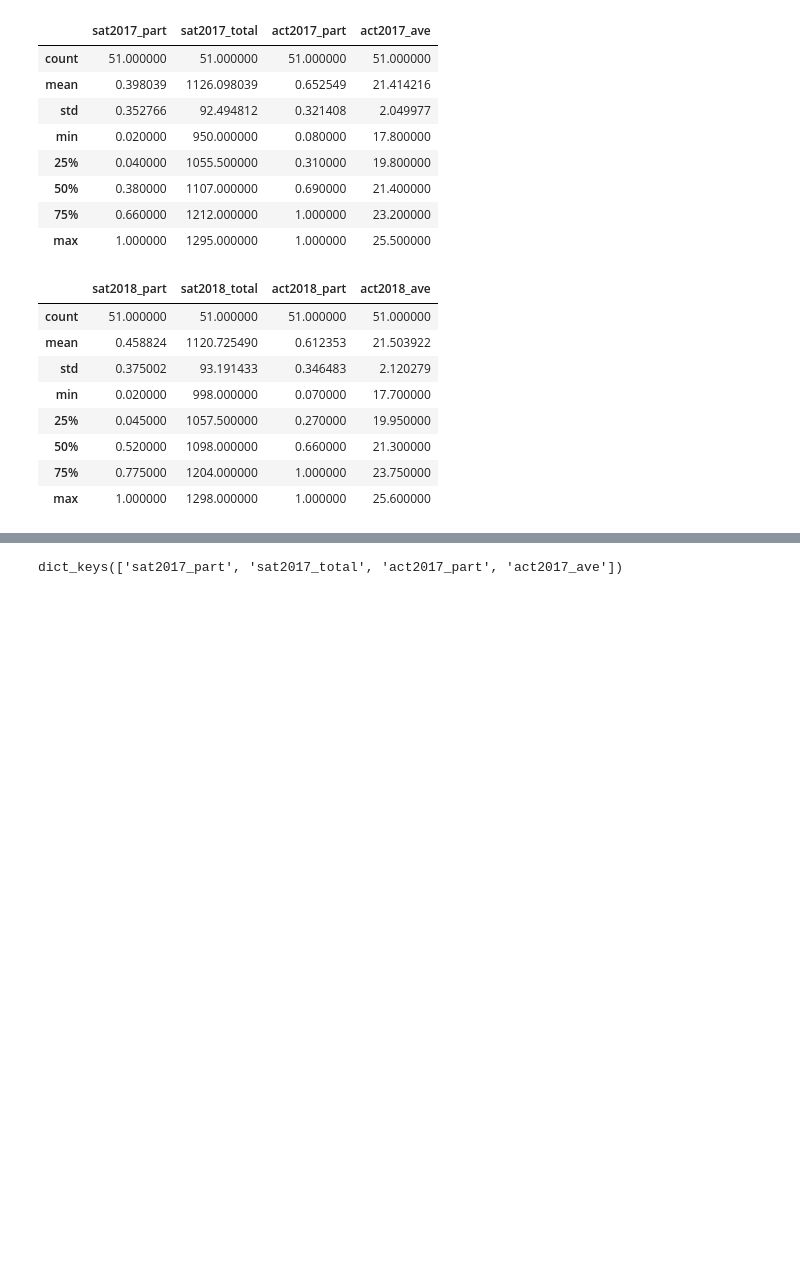
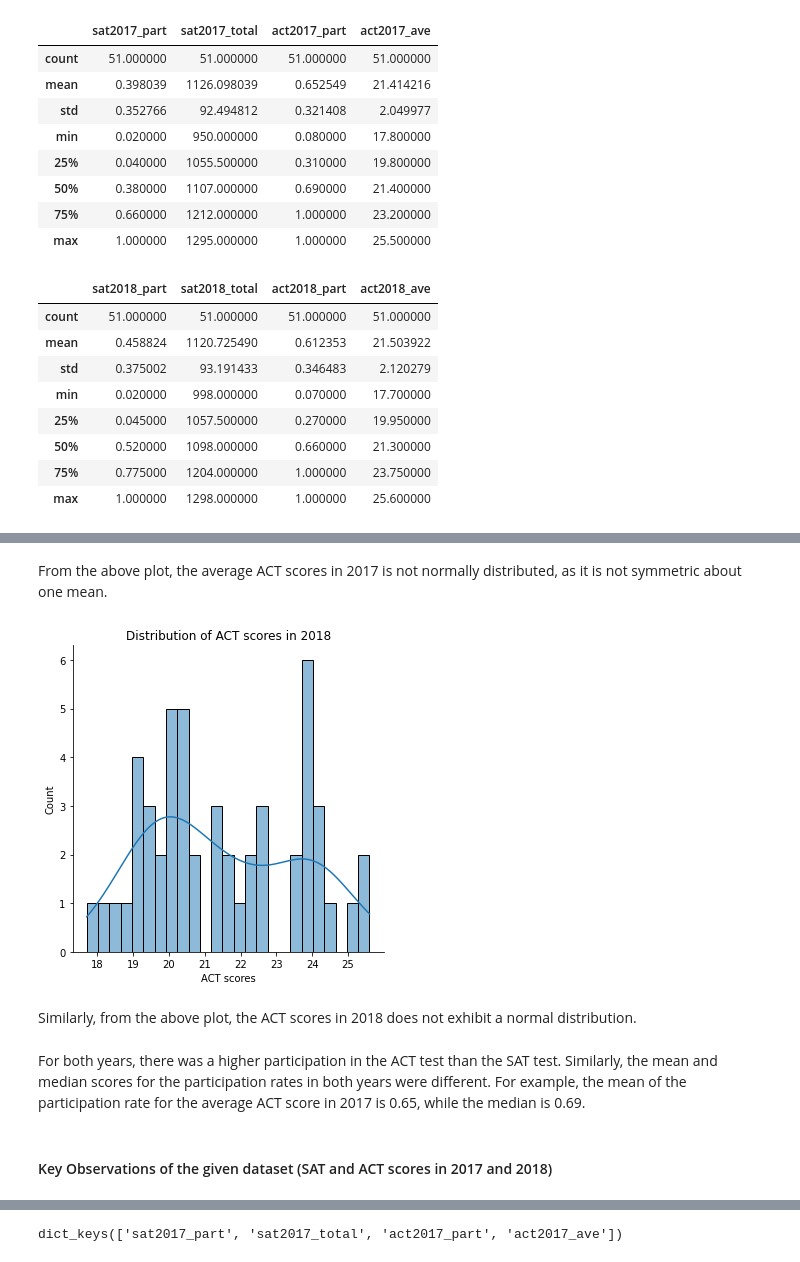
Before and after one commit to doscsy12/GA_projects, a Jupyter notebook: project_1/code/starter-code.ipynb, the cells around one changed output, grey strips where cells are left out. Cells and saved outputs as stored; diff of their text form; code cells hidden in the pictures; blank space fills up the shorter version.

```diff
--- a/project_1/starter-code.ipynb
+++ b/project_1/code/starter-code.ipynb
@@ -960,0 +910,15 @@ sat_act_2018.describe()
+# %% [markdown]
+From the above plot, the average ACT scores in 2017 is not normally distributed, as it is not symmetric about one mean.
+# %%
+sns.displot(data=sat_act_2018['act2018_ave'],kde=True, bins=25);
+plt.title("Distribution of ACT scores in 2018")
+plt.xlabel("ACT scores");
+plt.ylabel("Count");
+# %% [output]
+[figure, added]
+# %% [markdown]
+Similarly, from the above plot, the ACT scores in 2018 does not exhibit a normal distribution.
+# %% [markdown]
+For both years, there was a higher participation in the ACT test than the SAT test. Similarly, the mean and median scores for the participation rates in both years were different. For example, the mean of the participation rate for the average ACT score in 2017 is 0.65, while the median is 0.69.
+# %% [markdown]
+#### Key Observations of the given dataset (SAT and ACT scores in 2017 and 2018)
```
Also changed, not shown: parts of 52 cells of this notebook, 2 other files.
